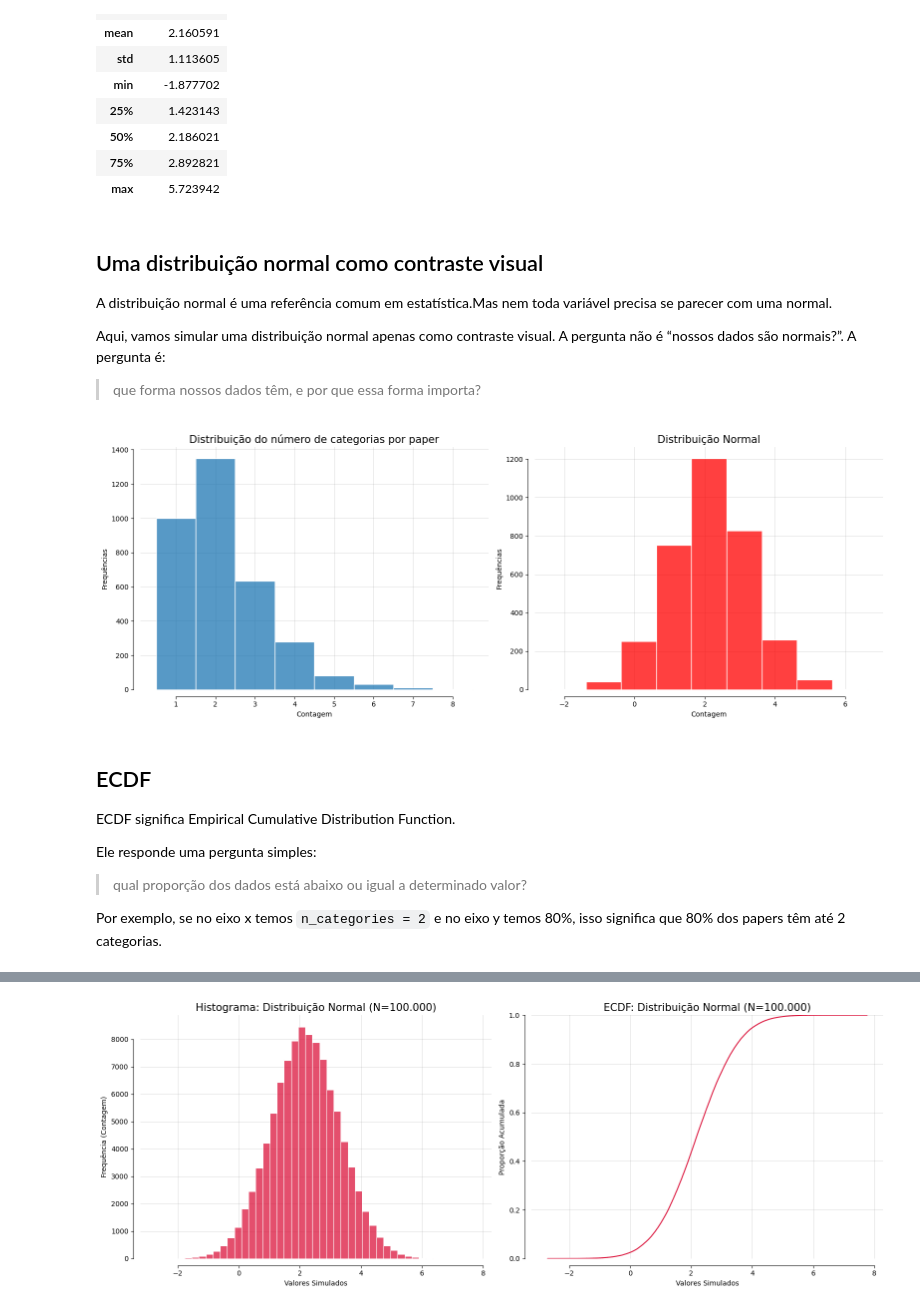
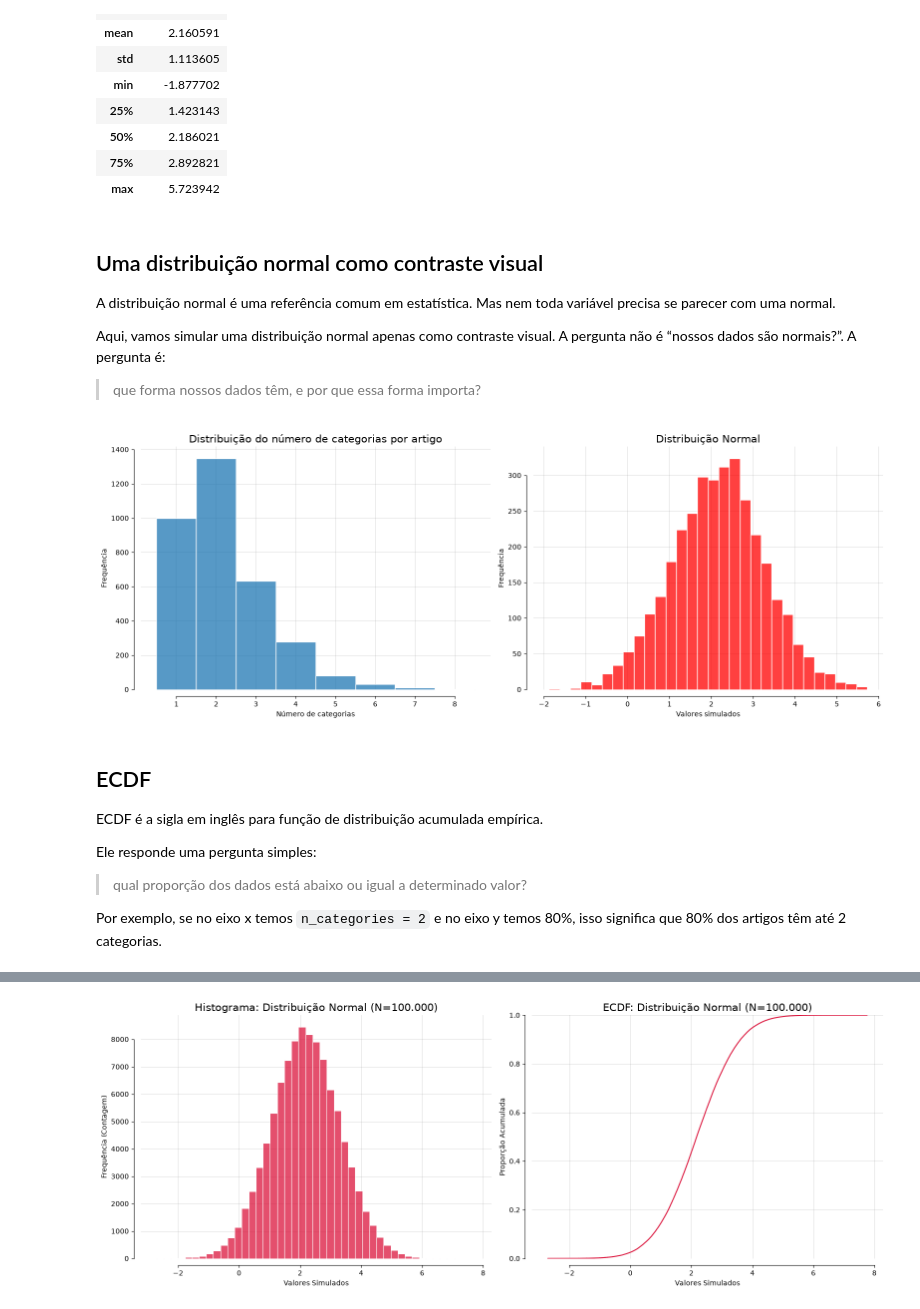
Before and after one commit to jhlopesalves/eda_humanidades, a Jupyter notebook: encontro_5/enc_5.ipynb, the cells around one changed output, grey strips where cells are left out. Drawn from its saved outputs; the diff is of its cells as text; code cells hidden in the pictures.

```diff
--- a/encontro_5/enc_5.ipynb
+++ b/encontro_5/enc_5.ipynb
@@ -16,7 +16,13 @@ arxiv_url = (
     "encontro_5/data/arxiv_eda_papers.csv"
 )
 
-arxiv_df = pd.read_csv(arxiv_url)
+arxiv_df = pd.read_csv(
+    arxiv_url,
+    dtype={"paper_id": "string"},
+)
+
+identificadores_de_controle = {"2205.10370", "2007.03500"}
+assert identificadores_de_controle.issubset(set(arxiv_df["paper_id"]))
 # %%
 arxiv_df.head()
 # %% [output]
@@ -61,7 +67,6 @@ arxiv_df.describe()
 # %%
 arxiv_df = arxiv_df.astype(
     {
-        "paper_id": "string",
         "title": "string",
         "abstract_preview": "string",
         "primary_category": "category",
@@ -276,7 +278,7 @@ normal_df.describe()
 # %% [markdown]
 ## Uma distribuição normal como contraste visual
 
-A distribuição normal é uma referência comum em estatística.Mas nem toda variável precisa se parecer com uma normal.
+A distribuição normal é uma referência comum em estatística. Mas nem toda variável precisa se parecer com uma normal.
 
 Aqui, vamos simular uma distribuição normal apenas como contraste visual.
 A pergunta não é “nossos dados são normais?”.
@@ -286,48 +288,48 @@ A pergunta é:
 # %%
 fig, (ax1, ax2) = plt.subplots(nrows=1, ncols=2, figsize=(16, 6))
 
 sns.histplot(
     data=arxiv_df,
     x="n_categories",
     discrete=True,
     ax=ax1,
     edgecolor="white",
 )
 
-ax1.set_title("Distribuição do número de categorias por paper", fontsize=15)
-ax1.set(xlabel="Contagem", ylabel="Frequências")
+ax1.set_title("Distribuição do número de categorias por artigo", fontsize=15)
+ax1.set(xlabel="Número de categorias", ylabel="Frequência")
 ax1.grid(True, alpha=0.4, linewidth=0.5, color="grey")
 ax1.set_axisbelow(True)
 
 sns.histplot(
     data=normal_df,
     x="value",
-    discrete=True,
+    bins=30,
     ax=ax2,
     color="r",
     edgecolor="white",
 )
 
 ax2.set_title("Distribuição Normal", fontsize=15)
-ax2.set(xlabel="Contagem", ylabel="Frequências")
+ax2.set(xlabel="Valores simulados", ylabel="Frequência")
 ax2.grid(True, alpha=0.4, linewidth=0.5, color="grey")
 ax2.set_axisbelow(True)
 
 sns.despine(fig=fig, top=True, right=True, trim=True, offset=10)
 plt.tight_layout()
 plt.show()
 # %% [output]
-[figure, old version]
+[figure, new version]
 # %% [markdown]
 ## ECDF
 
-ECDF significa Empirical Cumulative Distribution Function.
+ECDF é a sigla em inglês para função de distribuição acumulada empírica.
 
 Ele responde uma pergunta simples:
 
 > qual proporção dos dados está abaixo ou igual a determinado valor?
 
-Por exemplo, se no eixo x temos `n_categories = 2` e no eixo y temos 80%, isso significa que 80% dos papers têm até 2 categorias.
+Por exemplo, se no eixo x temos `n_categories = 2` e no eixo y temos 80%, isso significa que 80% dos artigos têm até 2 categorias.
 # %%
 fig, ax = plt.subplots(figsize=(8, 6))
 
```
Also changed, not shown: parts of 26 cells of this notebook, 33 other files.
